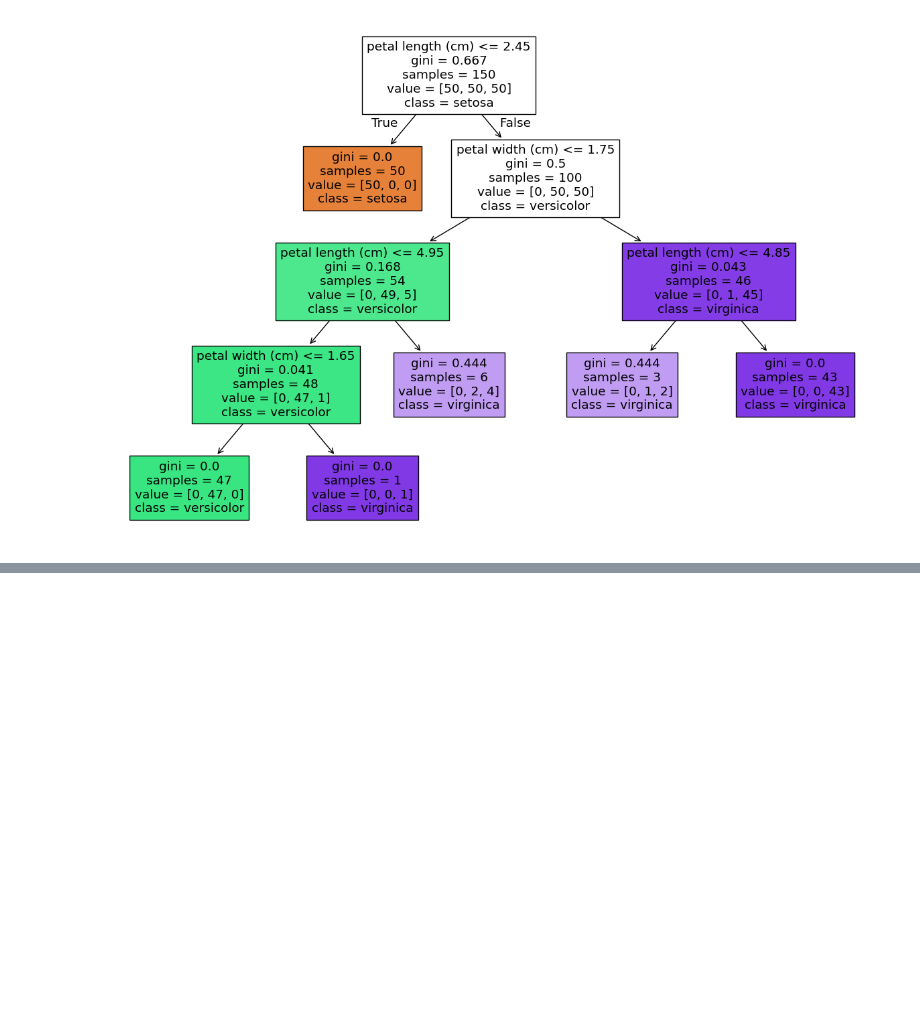
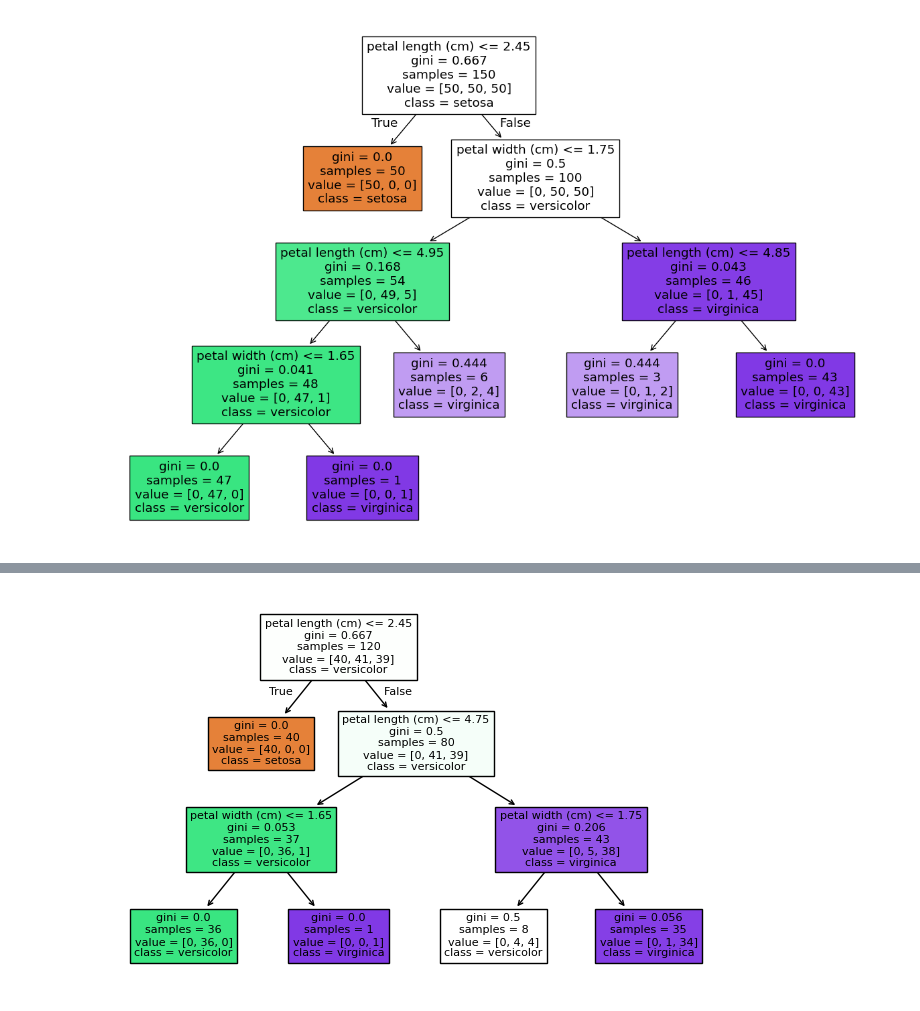
Before and after one commit to Maniganiga404/python-practice, a Jupyter notebook: Day39.ipynb, the cells around one changed output, grey strips where cells are left out. Cells and saved outputs as stored; diff of their text form; code cells hidden in the pictures; blank space fills up the shorter version.

```diff
--- a/Day39.ipynb
+++ b/Day39.ipynb
@@ -94,3 +94,68 @@ plt.show()
 # %% [output]
 [0.        0.        0.5736694 0.4263306]
 [figure]
+# %%
+# Load Iris
+# Split it into training and testing data:
+# test_size=0.2
+# random_state=42
+# Create a Decision Tree with:
+# max_depth=3
+# random_state=42
+# Train it.
+# Make predictions on the test data.
+# Calculate:
+# Train accuracy
+# Test accuracy
+# Confusion matrix
+# Classification report
+# Print the feature importance with the feature names.
+# Finally, visualize the tree using plot_tree()
+
+from sklearn.datasets import load_iris
+from sklearn.model_selection import train_test_split
+from sklearn.tree import DecisionTreeClassifier
+from sklearn.metrics import accuracy_score, confusion_matrix, classification_report
+from sklearn.tree import plot_tree
+import matplotlib.pyplot as plt
+
+
+iris = load_iris()
+
+X = iris.data
+y = iris.target
+
+X_train, X_test, y_train, y_test = train_test_split(X, y, test_size = 0.2, random_state = 42)
+
+model = DecisionTreeClassifier(max_depth=3, random_state=42)
+
+model.fit(X_train, y_train)
+
+y_pred = model.predict(X_test)
+
+print("Testing Accuracy :",accuracy_score(y_test, y_pred))
+
+#training accuracy
+
+y_train_pred = model.predict(X_train)
+
+print("Training Accuracy :", accuracy_score(y_train, y_train_pred))
+
+
+print(confusion_matrix(y_test, y_pred))
+
+print(classification_report(y_test, y_pred))
+
+for feature, importance in zip(iris.feature_names, model.feature_importances_):
+  print(feature, ":" ,importance)
+
+plt.figure(figsize=(8,5))
+
+plot_tree(model,
+          feature_names = iris.feature_names,
+          class_names = iris.target_names,
+          filled = True
+          )
+
+plt.show()
+# %% [output]
@@ -96,0 +181 @@ plt.show()
+[figure, added]
```
Also changed, not shown: parts of 1 cell of this notebook.
